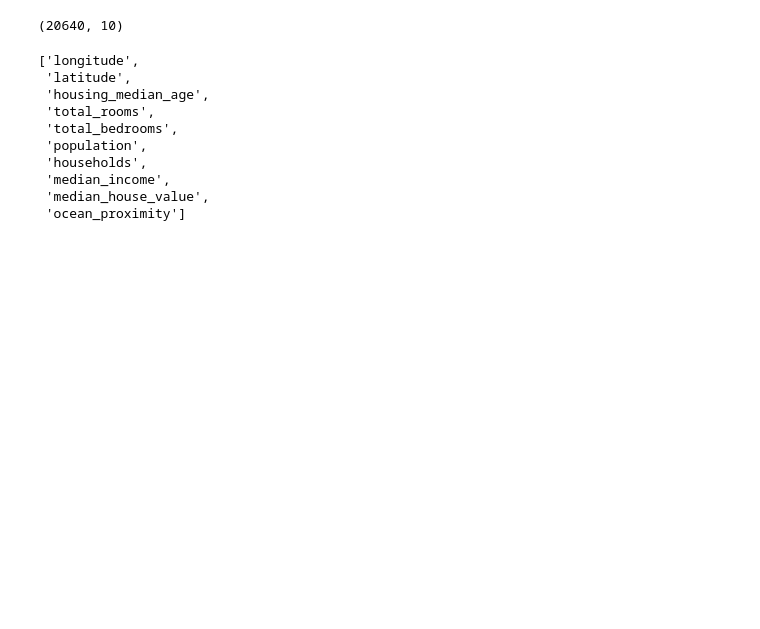
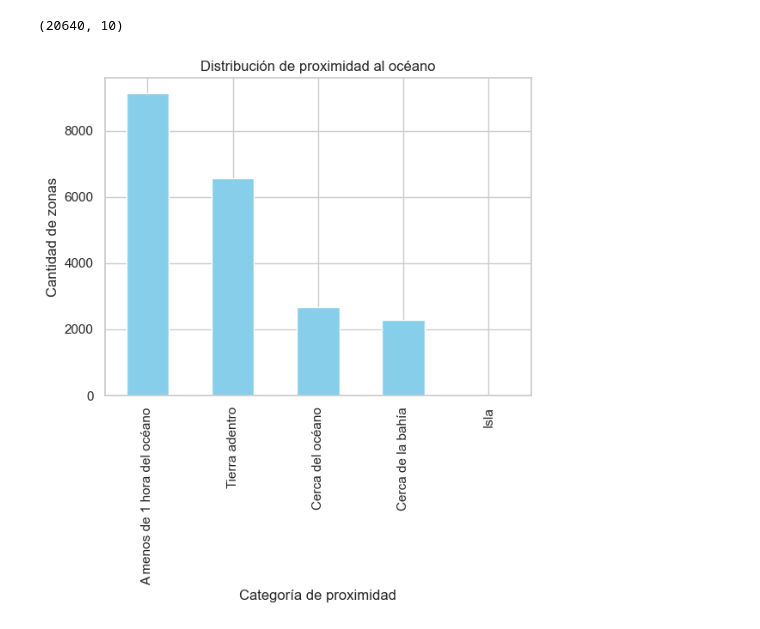
Before and after one commit to Ivan-Ortiz1/analisis-precios-y-energia-california, a Jupyter notebook: notebooks/1_analisis_casas_californi.ipynb, the cells around one changed output. Drawn from its saved outputs; the diff is of its cells as text; code cells hidden in the pictures; blank space fills up the shorter version.

```diff
--- a/notebooks/1_analisis_casas_californi.ipynb
+++ b/notebooks/1_analisis_casas_californi.ipynb
@@ -84,19 +121,16 @@ df.shape
 # %% [output]
 (20640, 10)
 # %%
-# Listado de columnas
-df.columns.tolist()
+import matplotlib.pyplot as plt
+
+df["proximidad_oceano"].value_counts().plot(
+    kind="bar", color="skyblue", title="Distribución de proximidad al océano"
+)
+plt.xlabel("Categoría de proximidad")
+plt.ylabel("Cantidad de zonas")
+plt.show()
 # %% [output]
-['longitude',
- 'latitude',
- 'housing_median_age',
- 'total_rooms',
- 'total_bedrooms',
- 'population',
- 'households',
- 'median_income',
- 'median_house_value',
- 'ocean_proximity']
+[figure, added]
 # %%
 df.hist(figsize=(12,8), bins=30, color='skyblue', edgecolor='black')
 plt.suptitle("Distribucion de las variables del dataset", fontsize=16)
```
Also changed, not shown: parts of 9 cells of this notebook, 1 other file.
